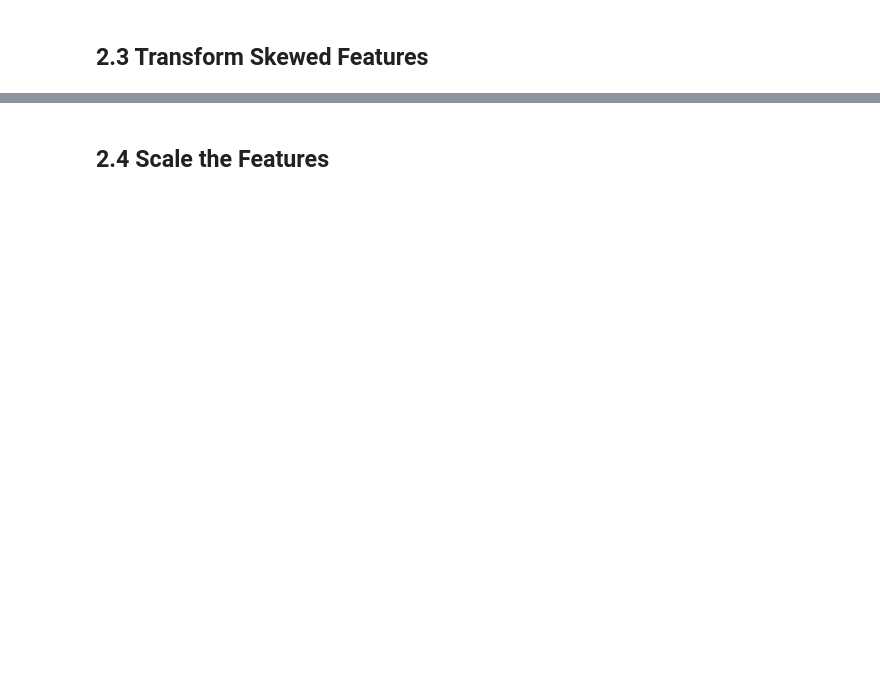
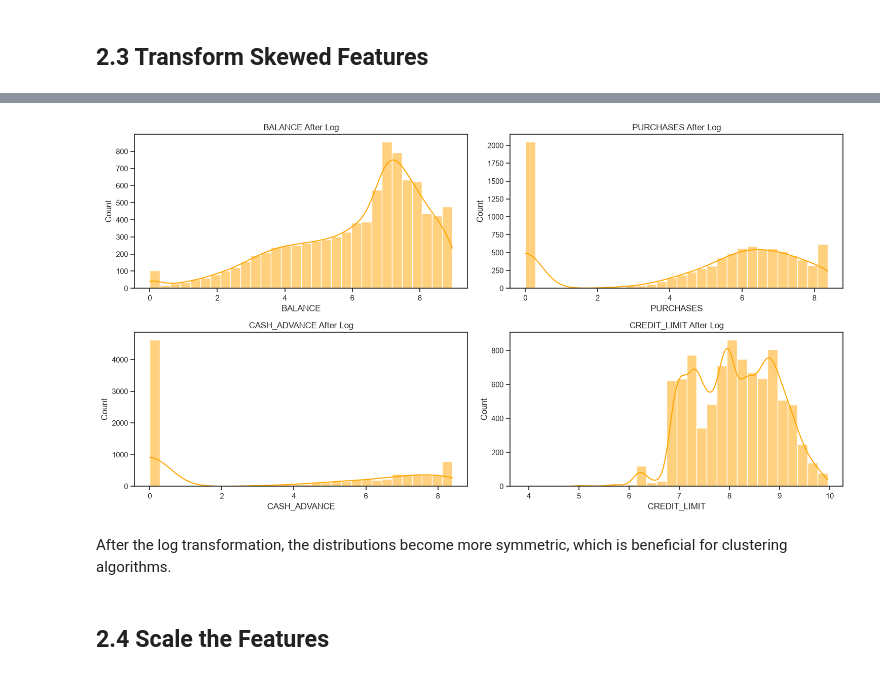
Before and after one commit to krisha12345819/creditcard-segmentation-unsupervised-learning, a Jupyter notebook: CreditCardSegmentation_UnsupervisedLearning.ipynb, the cells around one changed output, grey strips where cells are left out. Saved outputs shown, nothing was run; the diff lists cells and outputs as text; code cells hidden in the pictures; blank space fills up the shorter version.

```diff
--- a/CreditCardSegmentation_UnsupervisedLearning.ipynb
+++ b/CreditCardSegmentation_UnsupervisedLearning.ipynb
@@ -298,2 +377,6 @@ This analysis checks whether a small percentage of customers contribute to most
 # %%
 # Apply log1p transformation to all monetary columns (they are typically right-skewed).
+log_columns = ["BALANCE", "PURCHASES", "CASH_ADVANCE", "CREDIT_LIMIT"]
+
+for col in log_columns:
+    df_outlier[col] = np.log1p(df_outlier[col])
@@ -302,3 +383,23 @@ This analysis checks whether a small percentage of customers contribute to most
+# %%
+# Re-plot histograms after transformation. Are the distributions more symmetrical?
+plt.figure(figsize=(15,8))
+
+for i, col in enumerate(log_columns):
+    plt.subplot(2,2,i+1)
+
+    sns.histplot(df_outlier[col],
+                 bins=30,
+                 kde=True,
+                 color="orange")
+
+    plt.title(f"{col} After Log")
+
+plt.tight_layout()
+plt.show()
+# %% [output]
+[figure, added]
+# %% [markdown]
+After the log transformation, the distributions become more symmetric, which is beneficial for clustering algorithms.
 # %% [markdown]
 ## 2.4  Scale the Features
 # %%
```
Also changed, not shown: parts of 115 cells of this notebook, 3 other files.
